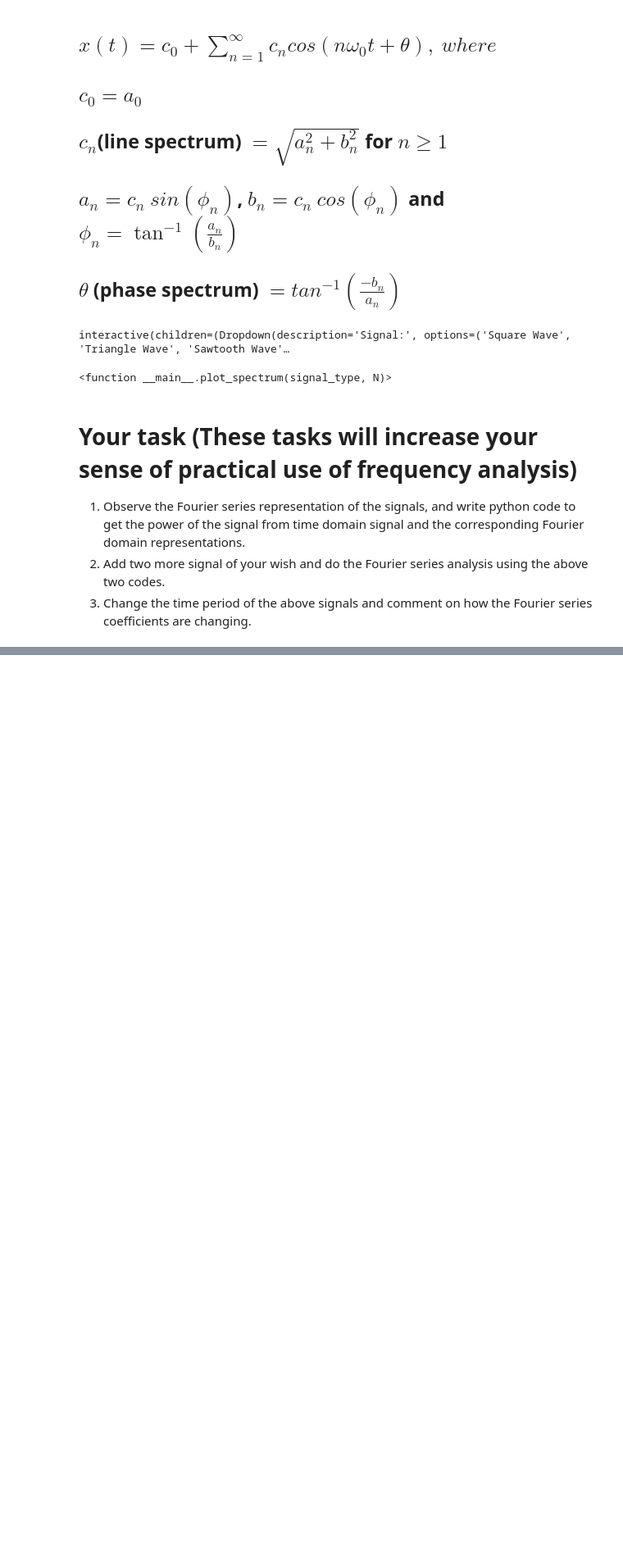
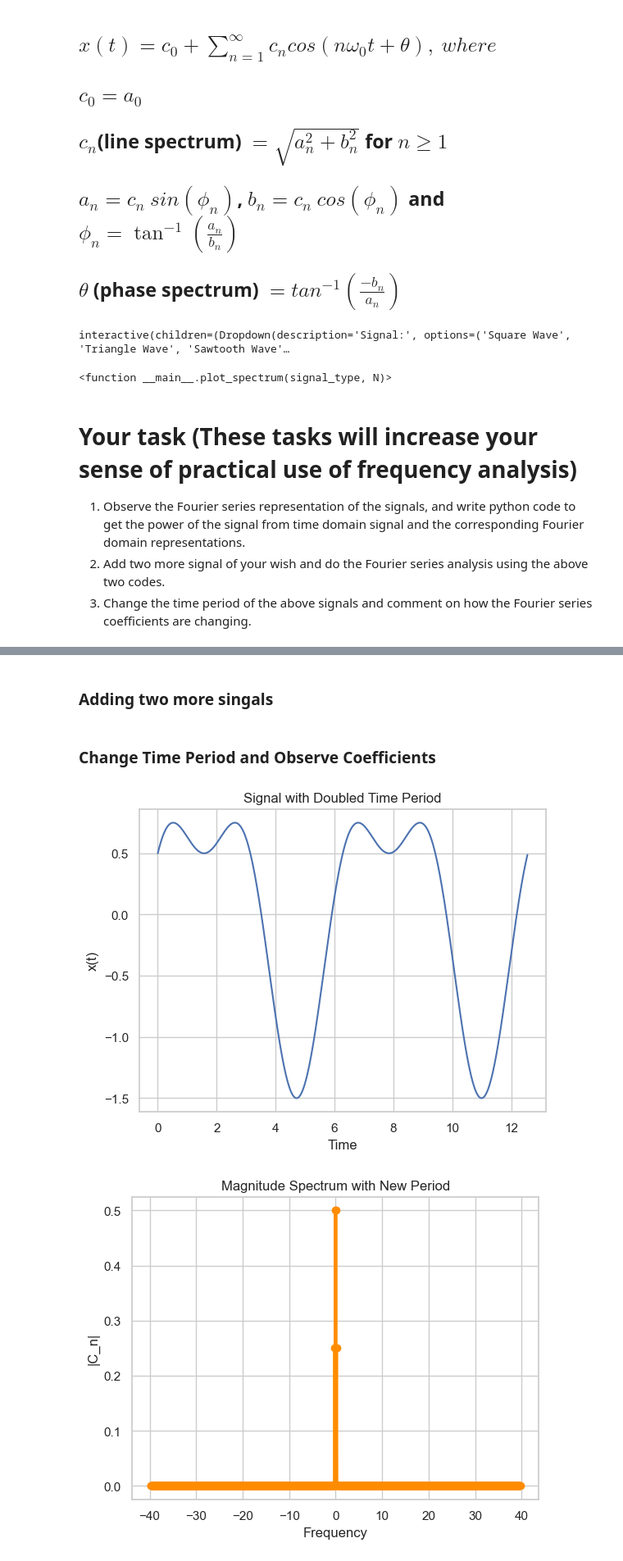
Before and after one commit to GOW1455/Freq_Mix_Demix, a Jupyter notebook: EE200_TSandhan_Tutorial_8.ipynb, the cells around one changed output, grey strips where cells are left out. Shown at 82% size. Saved outputs shown, nothing was run; the diff lists cells and outputs as text; code cells hidden in the pictures; blank space fills up the shorter version.

```diff
--- a/EE200_TSandhan_Tutorial_8.ipynb
+++ b/EE200_TSandhan_Tutorial_8.ipynb
@@ -204,0 +238,2 @@ interactive(children=(Dropdown(description='Signal:', options=('Square Wave', 'T
+# %% [markdown]
+### Adding two more singals
@@ -204,0 +257,26 @@ interactive(children=(Dropdown(description='Signal:', options=('Square Wave', 'T
+# %% [markdown]
+### Change Time Period and Observe Coefficients
+# %%
+# Double the time period
+T_new = 4 * np.pi
+t_new = np.linspace(0, T_new, 1000, endpoint=False)
+x_new = np.sin(t_new) + 0.5 * np.cos(2*t_new)
+
+X_fft_new = np.fft.fft(x_new) / len(t_new)
+C_n_new = np.fft.fftshift(X_fft_new)
+
+plt.plot(t_new, x_new)
+plt.title("Signal with Doubled Time Period")
+plt.xlabel("Time"); plt.ylabel("x(t)")
+plt.grid(True)
+plt.show()
+
+freqs_new = np.fft.fftshift(np.fft.fftfreq(len(t_new), d=(T_new/len(t_new))))
+plt.plot(freqs_new, np.abs(C_n_new), marker='o', linestyle='-', color='darkorange')
+plt.title("Magnitude Spectrum with New Period")
+plt.xlabel("Frequency"); plt.ylabel("|C_n|")
+plt.grid(True)
+plt.show()
+# %% [output]
+[figure, added]
+[figure, added]
```
Also changed, not shown: parts of 4 cells of this notebook, 1 other file.
